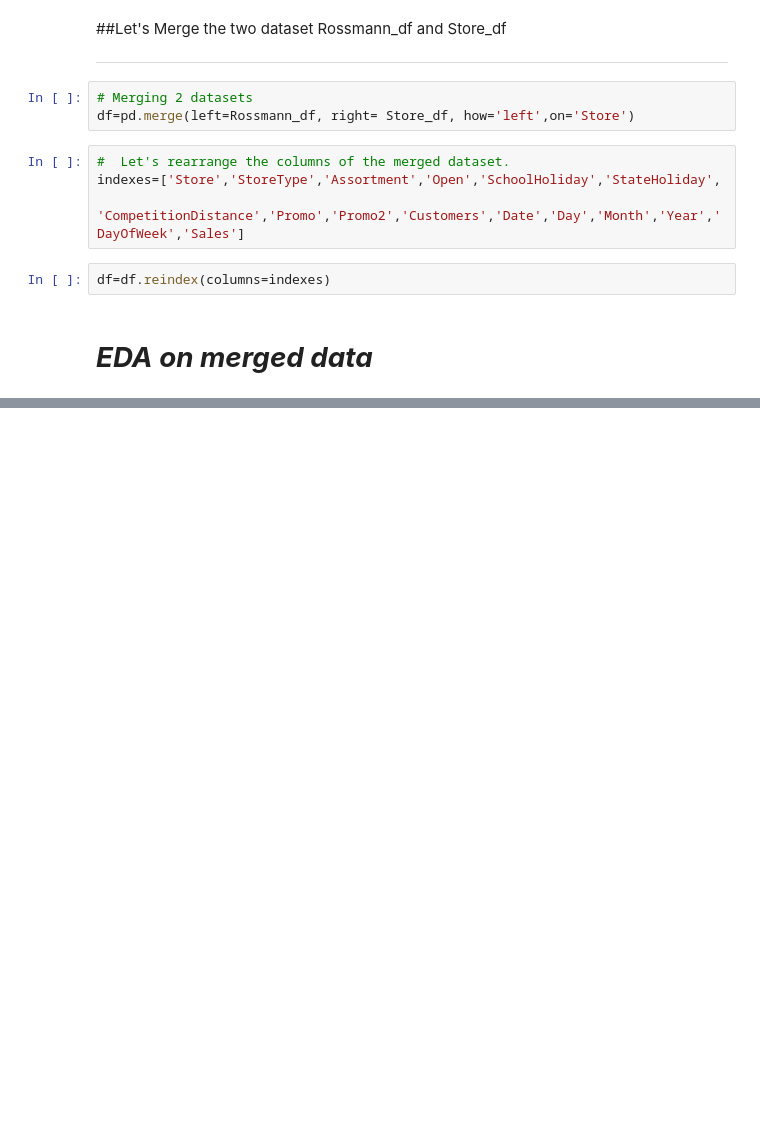
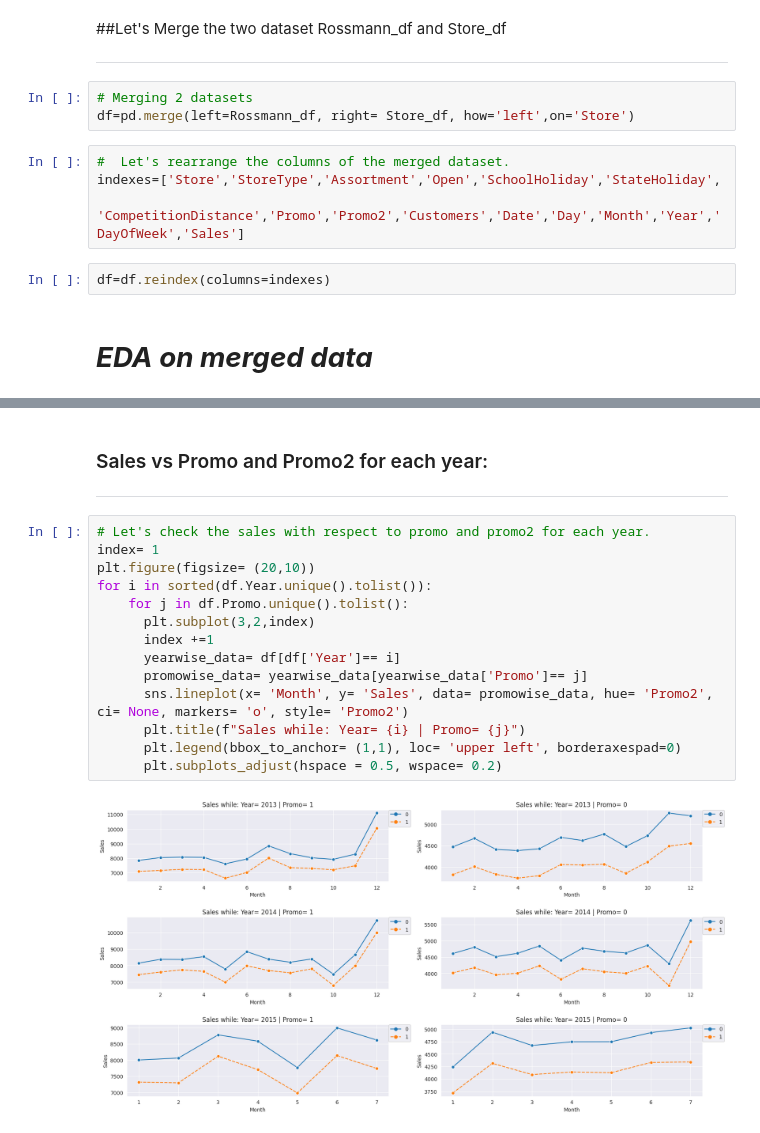
Before and after one commit to RPSahoo219/Regression_Analysis_on_Retail_Sales_Prediction, a Jupyter notebook: Retail_Sales_Prediction.ipynb, the cells around one changed output, grey strips where cells are left out. Saved outputs shown, nothing was run; the diff lists cells and outputs as text; blank space fills up the shorter version.

```diff
--- a/Retail_Sales_Prediction.ipynb
+++ b/Retail_Sales_Prediction.ipynb
@@ -633,0 +679,21 @@ df.head(7)
+# %% [markdown]
+### Sales vs Promo and Promo2 for each year:
+
+
+---
+# %%
+# Let's check the sales with respect to promo and promo2 for each year.
+index= 1
+plt.figure(figsize= (20,10))
+for i in sorted(df.Year.unique().tolist()):
+    for j in df.Promo.unique().tolist():
+      plt.subplot(3,2,index)
+      index +=1
+      yearwise_data= df[df['Year']== i]
+      promowise_data= yearwise_data[yearwise_data['Promo']== j]
+      sns.lineplot(x= 'Month', y= 'Sales', data= promowise_data, hue= 'Promo2', ci= None, markers= 'o', style= 'Promo2')
+      plt.title(f"Sales while: Year= {i} | Promo= {j}")
+      plt.legend(bbox_to_anchor= (1,1), loc= 'upper left', borderaxespad=0)
+      plt.subplots_adjust(hspace = 0.5, wspace= 0.2)
+# %% [output]
+[figure, added]
```
Also changed, not shown: parts of 56 cells of this notebook.
